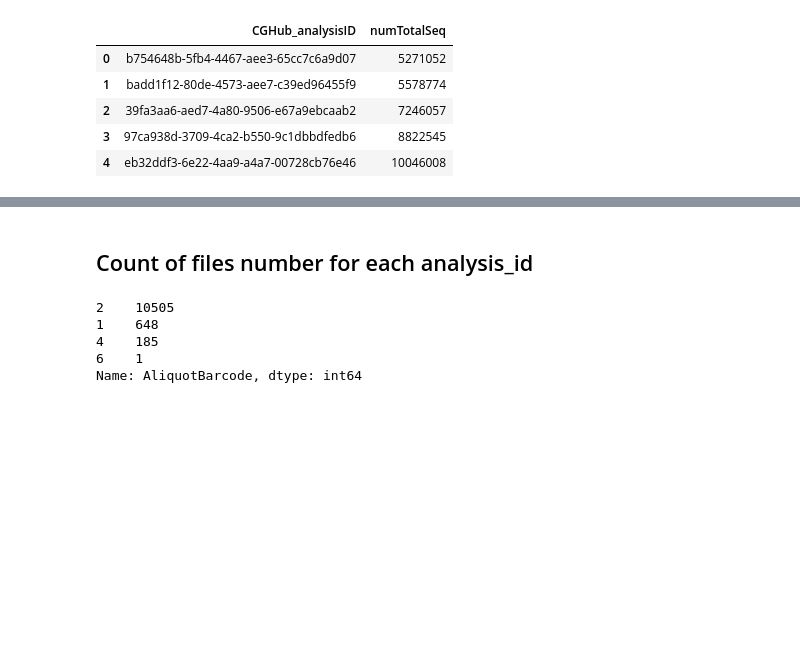
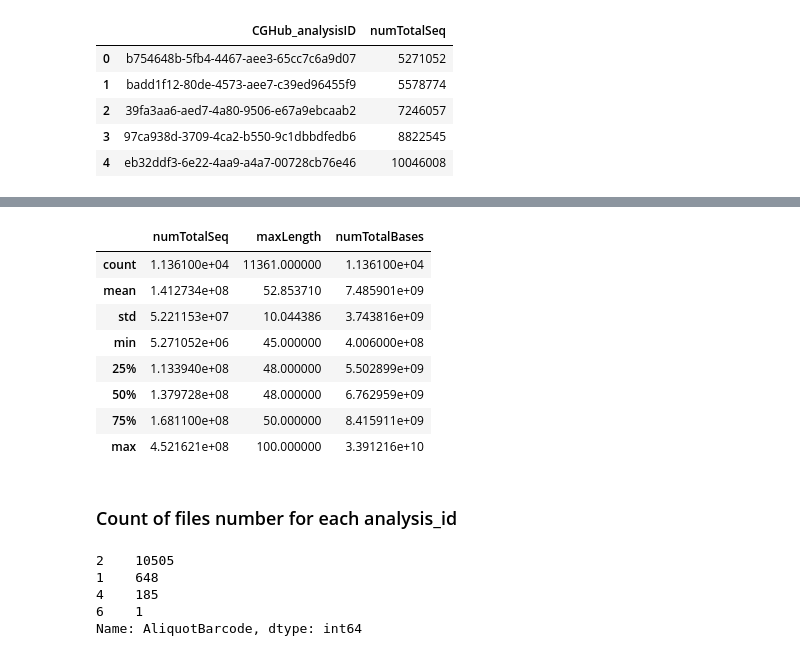
Before and after one commit to bcgsc/tasrkleat-TCGA-analysis-scripts, a Jupyter notebook: notebooks/TCGA-RNA-Seq-FASTA-read-length-analysis.ipynb, the cells around one changed output, grey strips where cells are left out. Saved outputs shown, nothing was run; the diff lists cells and outputs as text; code cells hidden in the pictures; blank space fills up the shorter version.

```diff
--- a/notebooks/TCGA-RNA-Seq-FASTA-read-length-analysis.ipynb
+++ b/notebooks/TCGA-RNA-Seq-FASTA-read-length-analysis.ipynb
@@ -289,5 +289,20 @@ mdf.tail()
+# %%
+# Count of bases for each analysis_id
+mdf['numTotalBases'] = mdf.numTotalSeq * mdf.maxLength
+# %%
+mdf.describe()
+# %% [output]
+|  | numTotalSeq | maxLength | numTotalBases |
+| count | 1.136100e+04 | 11361.000000 | 1.136100e+04 |
+| mean | 1.412734e+08 | 52.853710 | 7.485901e+09 |
+| std | 5.221153e+07 | 10.044386 | 3.743816e+09 |
+| min | 5.271052e+06 | 45.000000 | 4.006000e+08 |
+| 25% | 1.133940e+08 | 48.000000 | 5.502899e+09 |
+| 50% | 1.379728e+08 | 48.000000 | 6.762959e+09 |
+| 75% | 1.681100e+08 | 50.000000 | 8.415911e+09 |
+| max | 4.521621e+08 | 100.000000 | 3.391216e+10 |
 # %% [markdown]
-## Count of files number for each analysis_id
+### Count of files number for each analysis_id
 # %%
 grouped.count().ix[:,0].value_counts()
 # %% [output]
```
Also changed, not shown: parts of 5 cells of this notebook.
